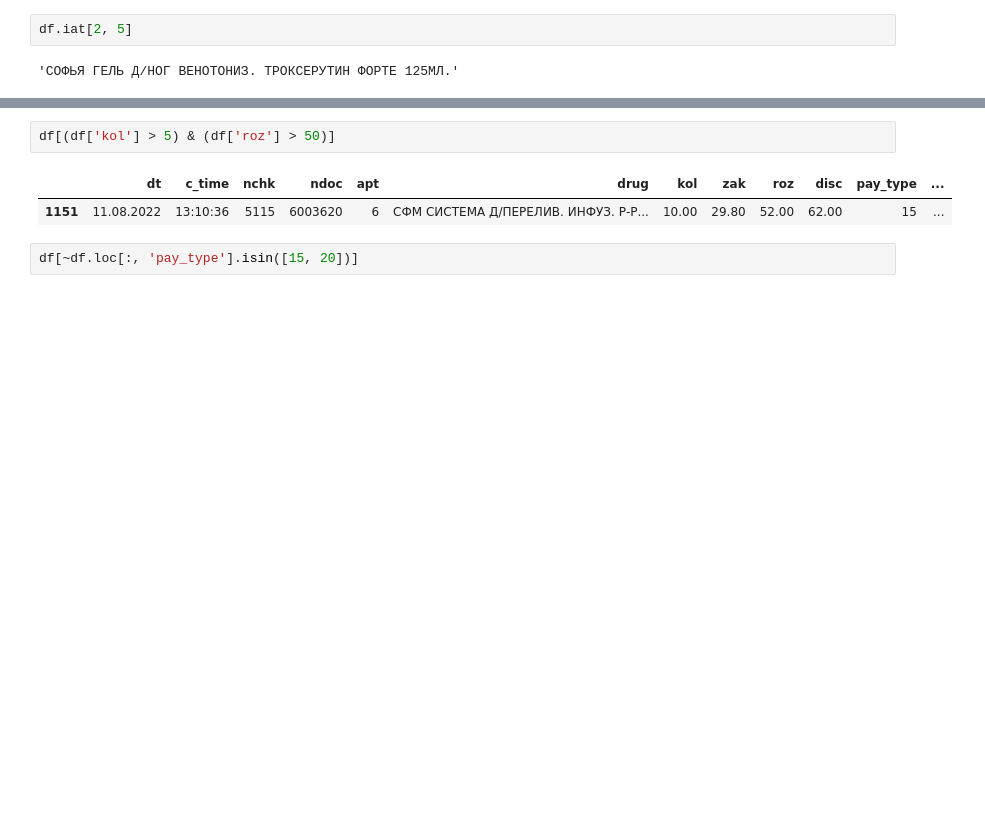
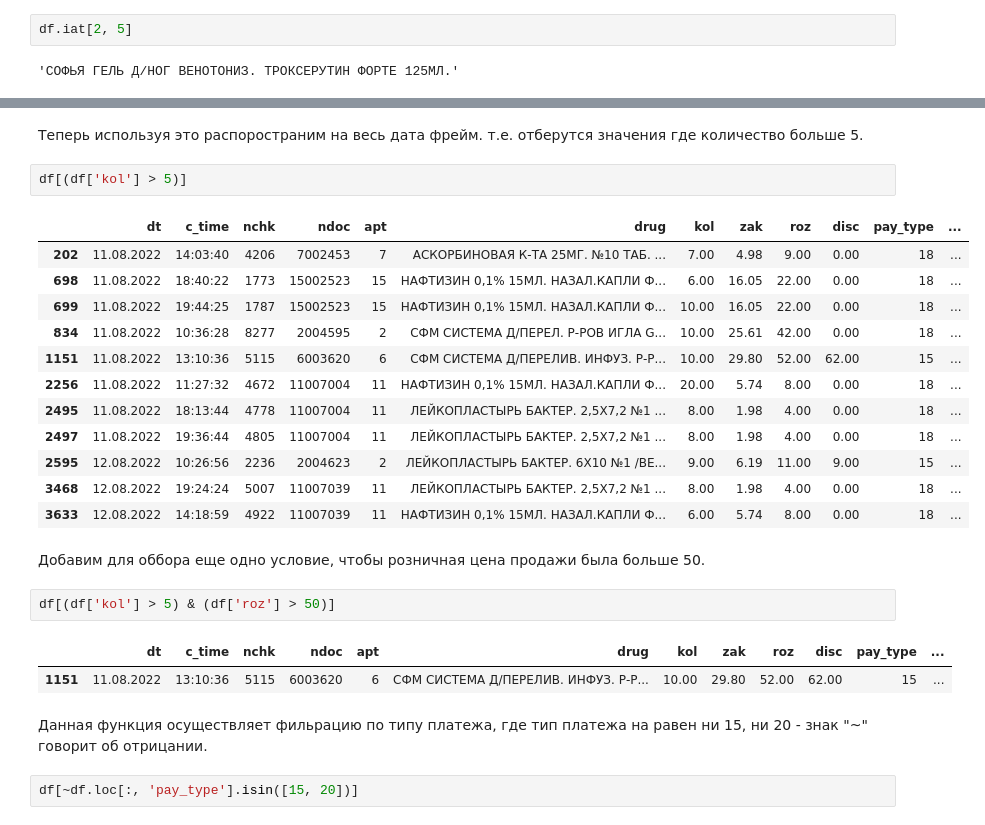
Before and after one commit to Vadim-Dubrovskii/Vadim-Learn, a Jupyter notebook: data/explore.ipynb, the cells around one changed output, grey strips where cells are left out. Saved outputs shown, nothing was run; the diff lists cells and outputs as text; blank space fills up the shorter version.

```diff
--- a/data/explore.ipynb
+++ b/data/explore.ipynb
@@ -1065,8 +1358,29 @@ df.iat[2, 5]
+# %% [markdown]
+Теперь используя это распоространим на весь дата фрейм. т.е. отберутся значения где количество больше 5.
+# %%
+df[(df['kol'] > 5)]
+# %% [output]
+|  | dt | c_time | nchk | ndoc | apt | drug | kol | zak | roz | disc | pay_type | ... |
+| 202 | 11.08.2022 | 14:03:40 | 4206 | 7002453 | 7 | АСКОРБИНОВАЯ К-ТА 25МГ. №10 ТАБ. ... | 7.00 | 4.98 | 9.00 | 0.00 | 18 | ... |
+| 698 | 11.08.2022 | 18:40:22 | 1773 | 15002523 | 15 | НАФТИЗИН 0,1% 15МЛ. НАЗАЛ.КАПЛИ Ф... | 6.00 | 16.05 | 22.00 | 0.00 | 18 | ... |
+| 699 | 11.08.2022 | 19:44:25 | 1787 | 15002523 | 15 | НАФТИЗИН 0,1% 15МЛ. НАЗАЛ.КАПЛИ Ф... | 10.00 | 16.05 | 22.00 | 0.00 | 18 | ... |
+| 834 | 11.08.2022 | 10:36:28 | 8277 | 2004595 | 2 | СФМ СИСТЕМА Д/ПЕРЕЛ. Р-РОВ ИГЛА G... | 10.00 | 25.61 | 42.00 | 0.00 | 18 | ... |
+| 1151 | 11.08.2022 | 13:10:36 | 5115 | 6003620 | 6 | СФМ СИСТЕМА Д/ПЕРЕЛИВ. ИНФУЗ. Р-Р... | 10.00 | 29.80 | 52.00 | 62.00 | 15 | ... |
+| 2256 | 11.08.2022 | 11:27:32 | 4672 | 11007004 | 11 | НАФТИЗИН 0,1% 15МЛ. НАЗАЛ.КАПЛИ Ф... | 20.00 | 5.74 | 8.00 | 0.00 | 18 | ... |
+| 2495 | 11.08.2022 | 18:13:44 | 4778 | 11007004 | 11 | ЛЕЙКОПЛАСТЫРЬ БАКТЕР. 2,5Х7,2 №1 ... | 8.00 | 1.98 | 4.00 | 0.00 | 18 | ... |
+| 2497 | 11.08.2022 | 19:36:44 | 4805 | 11007004 | 11 | ЛЕЙКОПЛАСТЫРЬ БАКТЕР. 2,5Х7,2 №1 ... | 8.00 | 1.98 | 4.00 | 0.00 | 18 | ... |
+| 2595 | 12.08.2022 | 10:26:56 | 2236 | 2004623 | 2 | ЛЕЙКОПЛАСТЫРЬ БАКТЕР. 6X10 №1 /ВЕ... | 9.00 | 6.19 | 11.00 | 9.00 | 15 | ... |
+| 3468 | 12.08.2022 | 19:24:24 | 5007 | 11007039 | 11 | ЛЕЙКОПЛАСТЫРЬ БАКТЕР. 2,5Х7,2 №1 ... | 8.00 | 1.98 | 4.00 | 0.00 | 18 | ... |
+| 3633 | 12.08.2022 | 14:18:59 | 4922 | 11007039 | 11 | НАФТИЗИН 0,1% 15МЛ. НАЗАЛ.КАПЛИ Ф... | 6.00 | 5.74 | 8.00 | 0.00 | 18 | ... |
+# %% [markdown]
+Добавим для оббора еще одно условие, чтобы розничная цена продажи была больше 50.
 # %%
 df[(df['kol'] > 5) & (df['roz'] > 50)]
 # %% [output]
 |  | dt | c_time | nchk | ndoc | apt | drug | kol | zak | roz | disc | pay_type | ... |
 | 1151 | 11.08.2022 | 13:10:36 | 5115 | 6003620 | 6 | СФМ СИСТЕМА Д/ПЕРЕЛИВ. ИНФУЗ. Р-Р... | 10.00 | 29.80 | 52.00 | 62.00 | 15 | ... |
+# %% [markdown]
+Данная функция осуществляет фильрацию по типу платежа, где тип платежа на равен ни 15, ни 20 - знак "~" говорит об отрицании.
 # %%
 df[~df.loc[:, 'pay_type'].isin([15, 20])]
 # %% [output]
```
Also changed, not shown: parts of 79 cells of this notebook, 13 other files.
